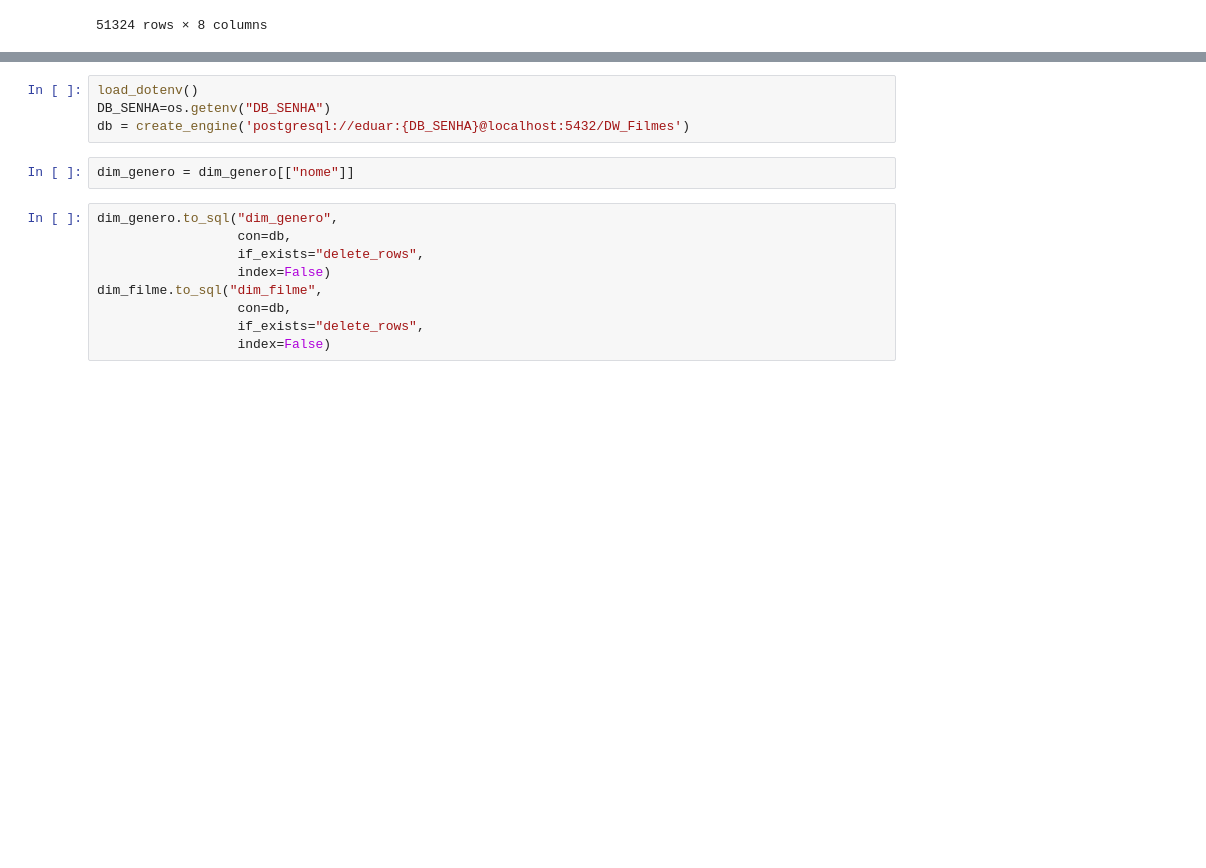
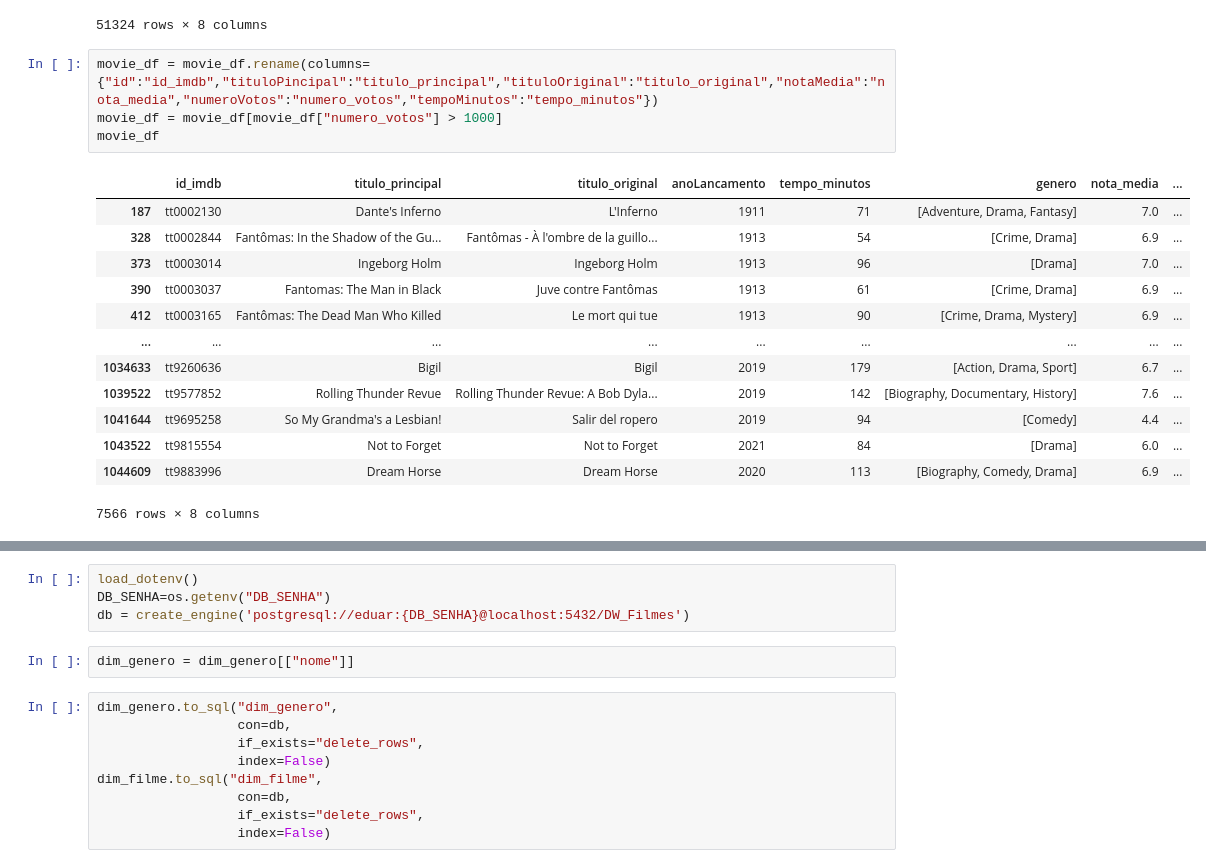
Before and after one commit to duduSC/trabalho_BI, a Jupyter notebook: etl.ipynb, the cells around one changed output, grey strips where cells are left out. Drawn from its saved outputs; the diff is of its cells as text; blank space fills up the shorter version.

```diff
--- a/etl.ipynb
+++ b/etl.ipynb
@@ -76,4 +76,22 @@ movie_df
 | 1043996 | tt9844738 | Kocamin Nisanlisi | Kocamin Nisanlisi | 1986 | 93 | [Comedy] | 6.4 | 6 |
 | 1044609 | tt9883996 | Dream Horse | Dream Horse | 2020 | 113 | [Biography, Comedy, Drama] | 6.9 | 5557 |
 51324 rows × 8 columns
+# %%
+movie_df = movie_df.rename(columns={"id":"id_imdb","tituloPincipal":"titulo_principal","tituloOriginal":"titulo_original","notaMedia":"nota_media","numeroVotos":"numero_votos","tempoMinutos":"tempo_minutos"})
+movie_df = movie_df[movie_df["numero_votos"] > 1000]
+movie_df
+# %% [output]
+|  | id_imdb | titulo_principal | titulo_original | anoLancamento | tempo_minutos | genero | nota_media | ... |
+| 187 | tt0002130 | Dante's Inferno | L'Inferno | 1911 | 71 | [Adventure, Drama, Fantasy] | 7.0 | ... |
+| 328 | tt0002844 | Fantômas: In the Shadow of the Gu... | Fantômas - À l'ombre de la guillo... | 1913 | 54 | [Crime, Drama] | 6.9 | ... |
+| 373 | tt0003014 | Ingeborg Holm | Ingeborg Holm | 1913 | 96 | [Drama] | 7.0 | ... |
+| 390 | tt0003037 | Fantomas: The Man in Black | Juve contre Fantômas | 1913 | 61 | [Crime, Drama] | 6.9 | ... |
+| 412 | tt0003165 | Fantômas: The Dead Man Who Killed | Le mort qui tue | 1913 | 90 | [Crime, Drama, Mystery] | 6.9 | ... |
+| ... | ... | ... | ... | ... | ... | ... | ... | ... |
+| 1034633 | tt9260636 | Bigil | Bigil | 2019 | 179 | [Action, Drama, Sport] | 6.7 | ... |
+| 1039522 | tt9577852 | Rolling Thunder Revue | Rolling Thunder Revue: A Bob Dyla... | 2019 | 142 | [Biography, Documentary, History] | 7.6 | ... |
+| 1041644 | tt9695258 | So My Grandma's a Lesbian! | Salir del ropero | 2019 | 94 | [Comedy] | 4.4 | ... |
+| 1043522 | tt9815554 | Not to Forget | Not to Forget | 2021 | 84 | [Drama] | 6.0 | ... |
+| 1044609 | tt9883996 | Dream Horse | Dream Horse | 2020 | 113 | [Biography, Comedy, Drama] | 6.9 | ... |
+7566 rows × 8 columns
 # %%
```
Also changed, not shown: parts of 10 cells of this notebook, 1 other file.
